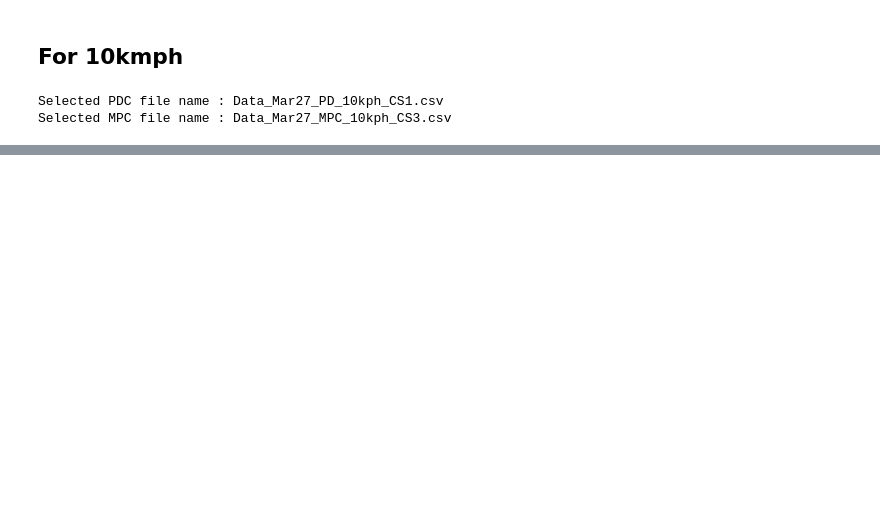
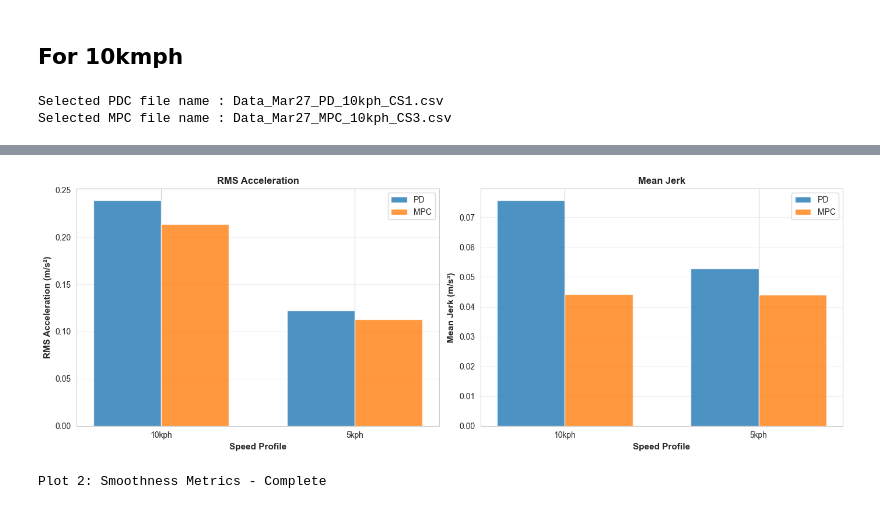
Before and after one commit to Santhosh4888/Adaptive-Cruise-Control, a Jupyter notebook: 9_Vehicle_Testing_Results/Testing_Using_Radar/March27_2026/PDC_VS_MPC_Comparison_CS.ipynb, the cells around one changed output, grey strips where cells are left out. Cells and saved outputs as stored; diff of their text form; code cells hidden in the pictures; blank space fills up the shorter version.

```diff
--- a/9_Vehicle_Testing_Results/Testing_Using_Radar/March27_2026/PDC_VS_MPC_Comparison_CS.ipynb
+++ b/9_Vehicle_Testing_Results/Testing_Using_Radar/March27_2026/PDC_VS_MPC_Comparison_CS.ipynb
@@ -398,0 +684,29 @@ MPC columns: ['Ego_Position(m)', 'Ego_Velocity(m/s)', 'Obs_Position(m)', 'Obs_Ve
+# %%
+# PLOT 2: Acceleration Smoothness Metrics
+fig, axes = plt.subplots(1, 2, figsize=(14, 5))
+
+for idx, metric in enumerate(['RMS Acceleration', 'Mean Jerk']):
+    speed_groups = sorted(metrics_plot_df['Speed'].unique())
+    pd_means = [metrics_plot_df[(metrics_plot_df['Speed'] == speed) & (metrics_plot_df['Type'] == 'PD')][metric].mean() for speed in speed_groups]
+    mpc_means = [metrics_plot_df[(metrics_plot_df['Speed'] == speed) & (metrics_plot_df['Type'] == 'MPC')][metric].mean() for speed in speed_groups]
+
+    x = np.arange(len(speed_groups))
+    width = 0.35
+
+    axes[idx].bar(x - width/2, pd_means, width, label='PD', alpha=0.8, color='#1f77b4')
+    axes[idx].bar(x + width/2, mpc_means, width, label='MPC', alpha=0.8, color='#ff7f0e')
+
+    axes[idx].set_xlabel('Speed Profile', fontsize=11, fontweight='bold')
+    axes[idx].set_ylabel(metric + (' (m/s²)' if 'Accel' in metric else ' (m/s³)'), fontsize=11, fontweight='bold')
+    axes[idx].set_title(metric, fontsize=12, fontweight='bold')
+    axes[idx].set_xticks(x)
+    axes[idx].set_xticklabels(speed_groups)
+    axes[idx].legend()
+    axes[idx].grid(True, alpha=0.3, axis='y')
+
+plt.tight_layout()
+plt.show()
+print("Plot 2: Smoothness Metrics - Complete")
+# %% [output]
+[figure, added]
+Plot 2: Smoothness Metrics - Complete
```
Also changed, not shown: parts of 13 cells of this notebook, 16 other files.
